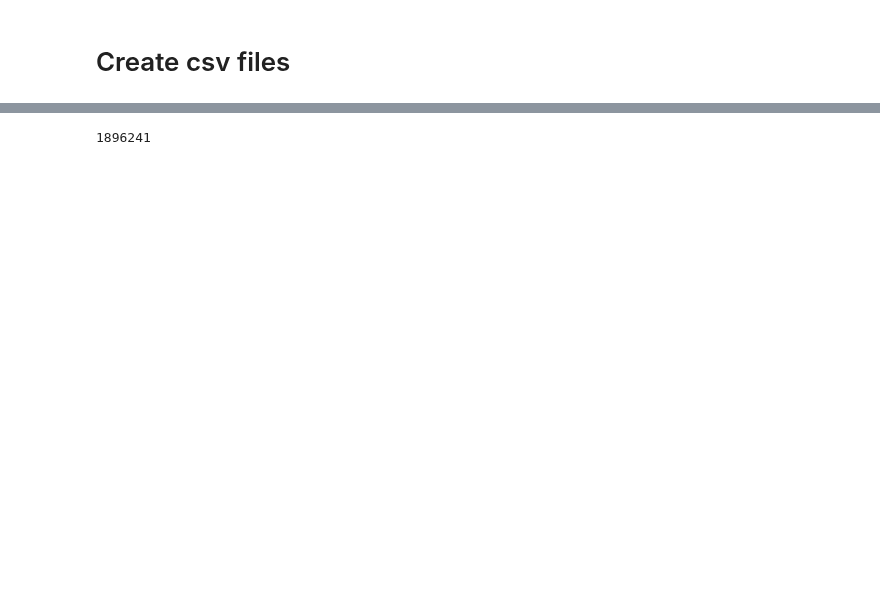
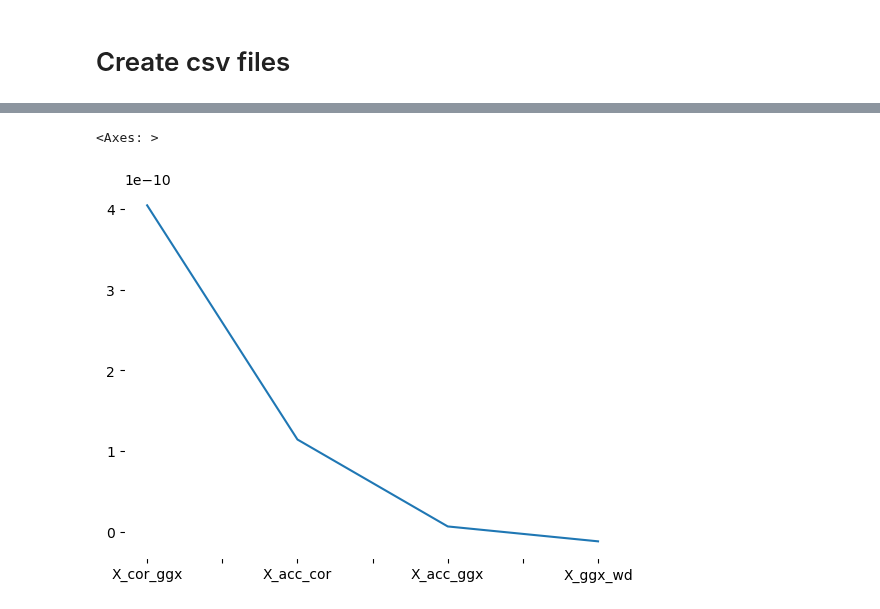
Before and after one commit to margot-demol/historical_analysis, a Jupyter notebook: 2_both_GPS_ARGOS_drogued/theory_tests/00_generate_csv_files.ipynb, the cells around one changed output, grey strips where cells are left out. Saved outputs shown, nothing was run; the diff lists cells and outputs as text; code cells hidden in the pictures; blank space fills up the shorter version.

```diff
--- a/2_both_GPS_ARGOS_drogued/theory_tests/00_generate_csv_files.ipynb
+++ b/2_both_GPS_ARGOS_drogued/theory_tests/00_generate_csv_files.ipynb
@@ -81,2 +298,7 @@ https://docs.xarray.dev/en/stable/user-guide/io.html
+# %%
+df_.mean()[['X_cor_ggx', 'X_acc_cor','X_acc_ggx','X_ggx_wd']].plot()
+# %% [output]
+<Axes: >
+[figure, added]
 # %%
 cluster.close()
@@ -89,4 +304,0 @@ df = df.compute()
-# %%
-len(df)
-# %% [output]
-1896241
```
Also changed, not shown: parts of 17 cells of this notebook, 15 other files.
